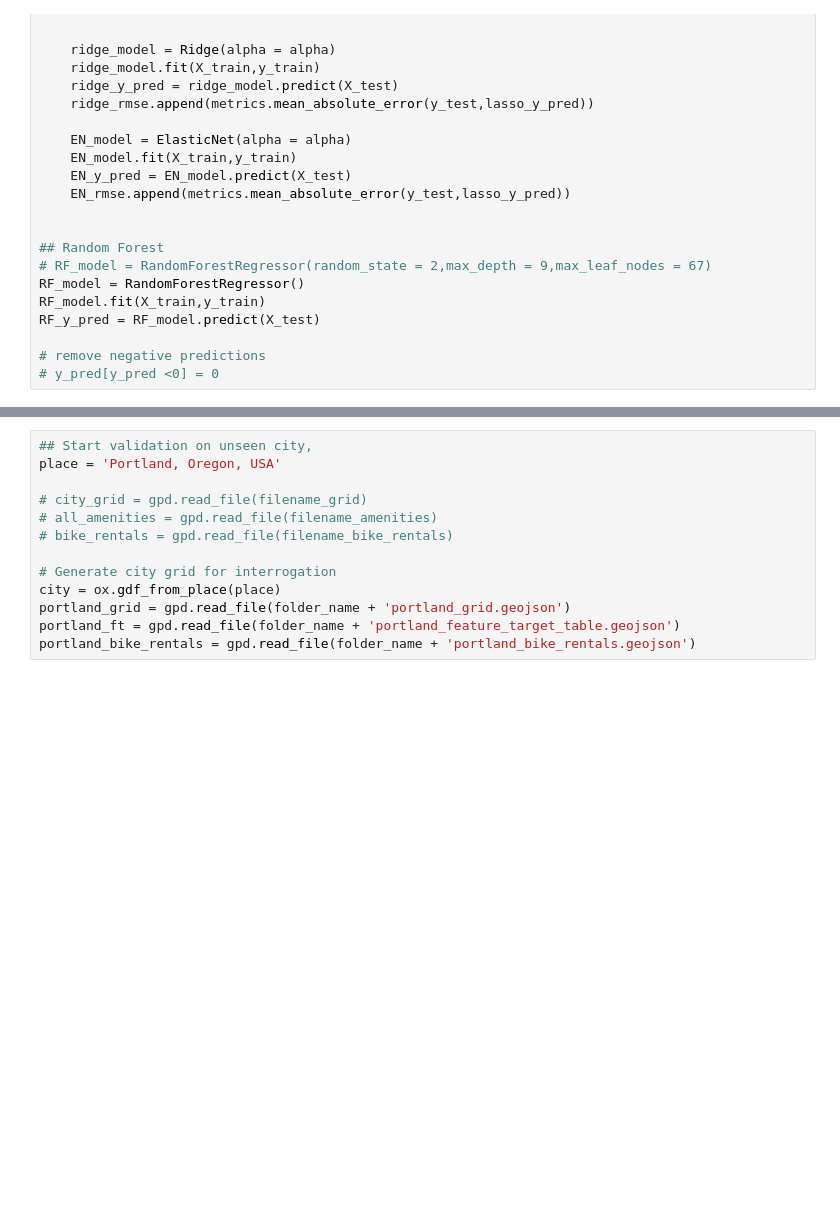
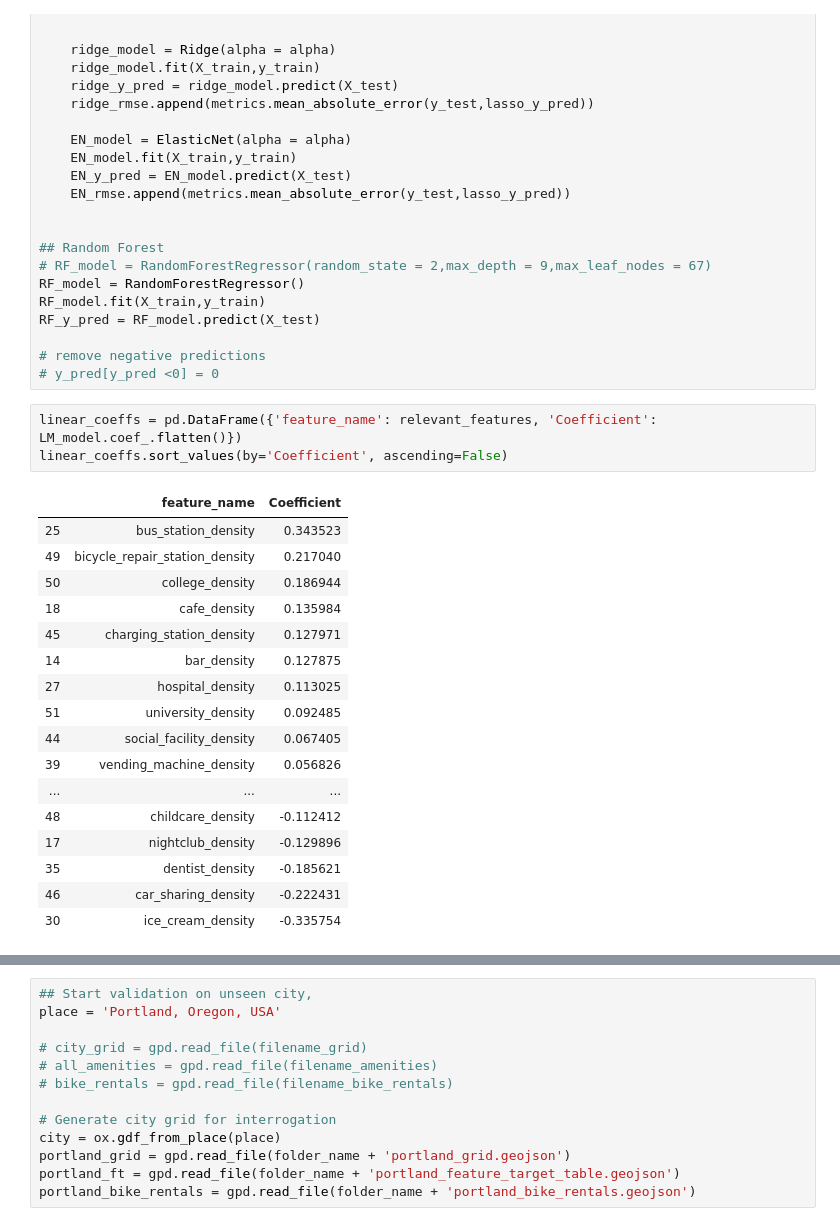
Before and after one commit to peterlzhang/better-bike-share, a Jupyter notebook: bike_share_analysis/train_predict_bike_share.ipynb, the cells around one changed output, grey strips where cells are left out. Saved outputs shown, nothing was run; the diff lists cells and outputs as text; blank space fills up the shorter version.

```diff
--- a/bike_share_analysis/train_predict_bike_share.ipynb
+++ b/bike_share_analysis/train_predict_bike_share.ipynb
@@ -272,3 +285,24 @@ RF_y_pred = RF_model.predict(X_test)
 
 # remove negative predictions
 # y_pred[y_pred <0] = 0
+# %%
+linear_coeffs = pd.DataFrame({'feature_name': relevant_features, 'Coefficient': LM_model.coef_.flatten()})
+linear_coeffs.sort_values(by='Coefficient', ascending=False)
+# %% [output]
+|  | feature_name | Coefficient |
+| 25 | bus_station_density | 0.343523 |
+| 49 | bicycle_repair_station_density | 0.217040 |
+| 50 | college_density | 0.186944 |
+| 18 | cafe_density | 0.135984 |
+| 45 | charging_station_density | 0.127971 |
+| 14 | bar_density | 0.127875 |
+| 27 | hospital_density | 0.113025 |
+| 51 | university_density | 0.092485 |
+| 44 | social_facility_density | 0.067405 |
+| 39 | vending_machine_density | 0.056826 |
+| ... | ... | ... |
+| 48 | childcare_density | -0.112412 |
+| 17 | nightclub_density | -0.129896 |
+| 35 | dentist_density | -0.185621 |
+| 46 | car_sharing_density | -0.222431 |
+| 30 | ice_cream_density | -0.335754 |
```
Also changed, not shown: parts of 11 cells of this notebook, 1 other file.
